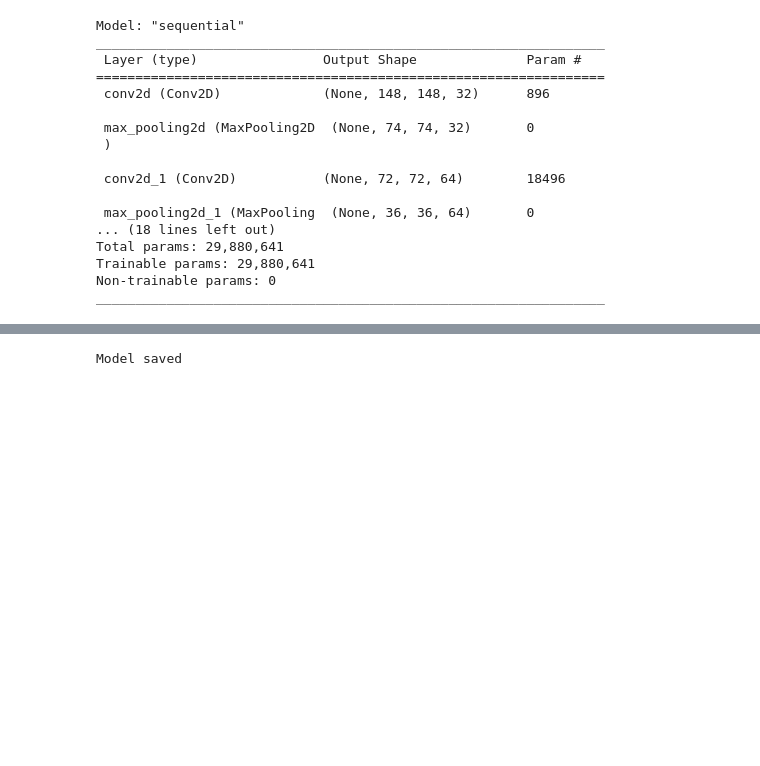
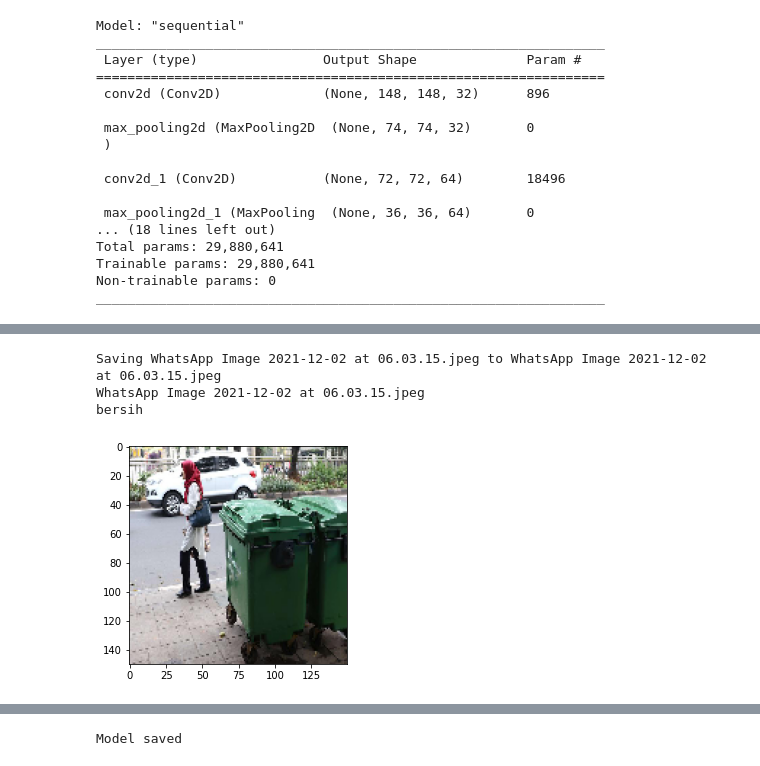
Before and after one commit to fadlinisasiGit/Deteksi-Kebersihan-Lingkungan, a Jupyter notebook: Pendeteksi_Kebersihan_Lingkungan3.ipynb, the cells around one changed output, grey strips where cells are left out. Cells and saved outputs as stored; diff of their text form; code cells hidden in the pictures; blank space fills up the shorter version.

```diff
--- a/Pendeteksi_Kebersihan_Lingkungan3.ipynb
+++ b/Pendeteksi_Kebersihan_Lingkungan3.ipynb
@@ -274,0 +341,29 @@ kotor
+# %%
+# melihat hasil dari model yang telah Anda buat pada Notebook.
+import numpy as np
+from google.colab import files
+from keras.preprocessing import image
+import matplotlib.pyplot as plt
+import matplotlib.image as mpimg
+%matplotlib inline
+
+uploaded = files.upload()
+
+for fn in uploaded.keys():
+
+  # predicting images
+  path = fn
+  img = image.load_img(path, target_size=(150,150))
+  imgplot = plt.imshow(img)
+  x = image.img_to_array(img)
+  x = np.expand_dims(x, axis=0)
+
+  images = np.vstack([x])
+  classes = model.predict(images, batch_size=10)
+
+  print(fn)
+  if classes==0:
+    print('bersih')
+  else:
+    print('kotor')
+# %% [output]
@@ -274,0 +371,4 @@ kotor
+Saving WhatsApp Image 2021-12-02 at 06.03.15.jpeg to WhatsApp Image 2021-12-02 at 06.03.15.jpeg
+WhatsApp Image 2021-12-02 at 06.03.15.jpeg
+bersih
+[figure, added]
```
Also changed, not shown: parts of 15 cells of this notebook.
